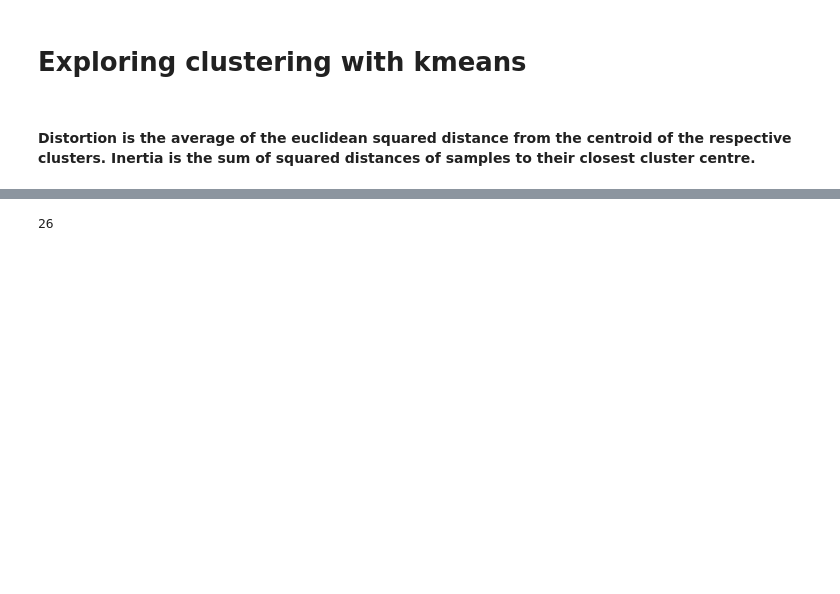
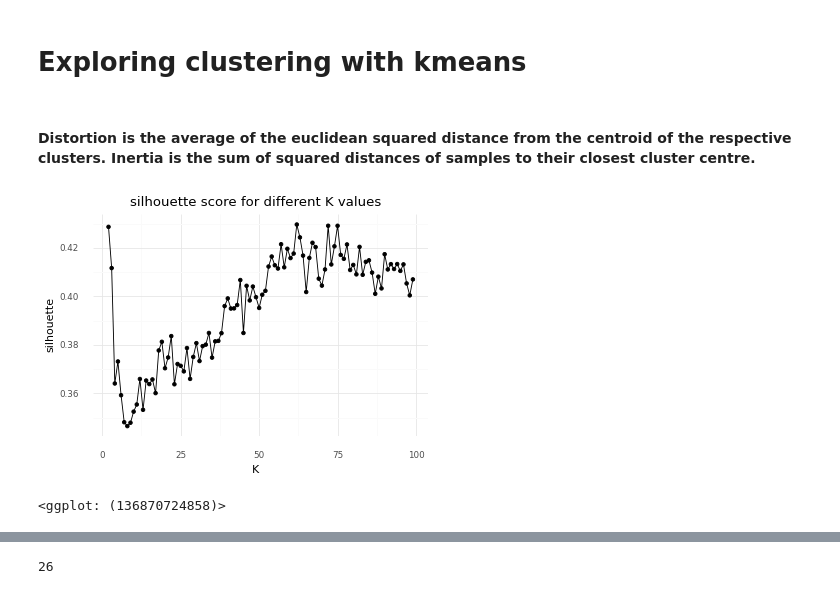
Before and after one commit to TechLabs-Berlin/st22-peedom, a Jupyter notebook: Data/Exploring models.ipynb, the cells around one changed output, grey strips where cells are left out. Cells and saved outputs as stored; diff of their text form; code cells hidden in the pictures; blank space fills up the shorter version.

```diff
--- a/Data/Exploring models.ipynb
+++ b/Data/Exploring models.ipynb
@@ -83,0 +73,20 @@ for k in K:
+# %%
+coords = top_toilets[['Latitude','Longitude']]
+
+distortions = []
+sil = []
+K = range(2,100)
+for k in K:
+    kmeansModel = KMeans(n_clusters=k)
+    kmeansModel = kmeansModel.fit(coords)
+    distortions.append(kmeansModel.inertia_)
+    labels = kmeansModel.labels_
+    sil.append(silhouette_score(coords, labels,metric = 'euclidean'))
+
+sse_df =pd.DataFrame({"K":K,
+                      'sse':distortions,
+                      'silhouette':sil})
+(ggplot(sse_df, aes(x='K', y='silhouette'))+geom_point()+geom_line()+theme_minimal()+labs(title='silhouette score for different K values'))
+# %% [output]
+[figure, added]
+<ggplot: (136870724858)>
```
Also changed, not shown: parts of 18 cells of this notebook, 5 other files.
